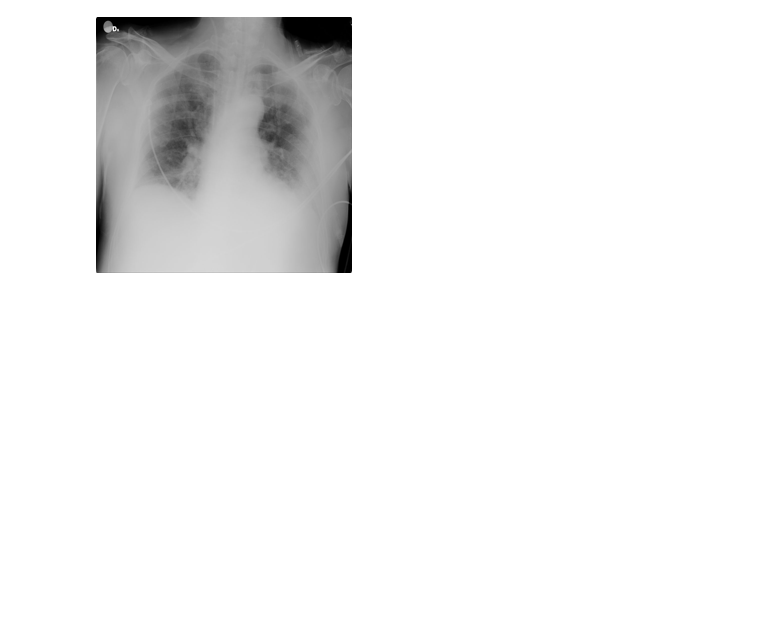
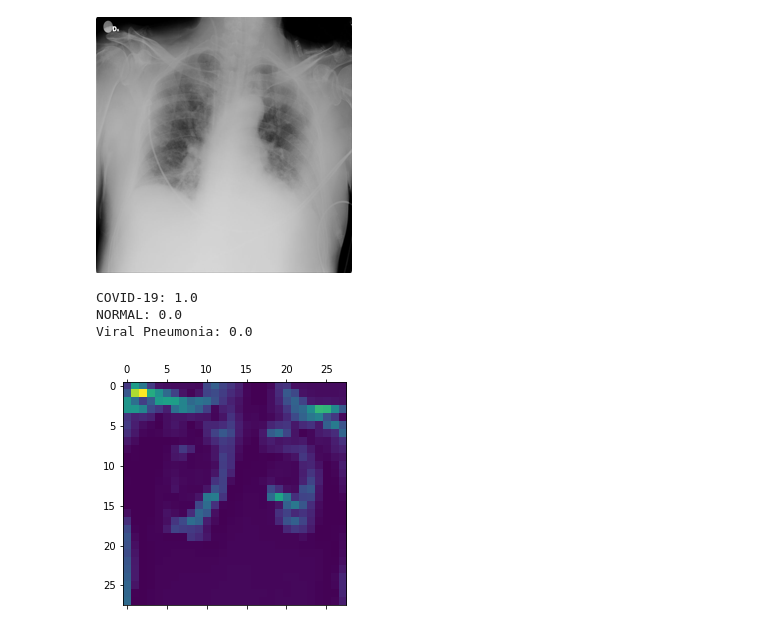
Before and after one commit to GoetheUniCV/cvproject, a Jupyter notebook: Luis/covid.ipynb, the cells around one changed output. Drawn from its saved outputs; the diff is of its cells as text; code cells hidden in the pictures; blank space fills up the shorter version.

Commit message:
Add visualization.

```diff
--- a/Luis/covid.ipynb
+++ b/Luis/covid.ipynb
@@ -285,8 +285,11 @@ img_size = (244, 244)
 #preprocess_input = keras.applications.xception.preprocess_input
 #decode_predictions = keras.applications.xception.decode_predictions
 
-last_conv_layer_name = "conv2d_2"
+last_conv_layer_name = "dropout_1"
 classifier_layer_names = [
+    "flatten",
+    "dense",
+    "dropout_2",
     "dense_1",
 ]
 
@@ -362,20 +365,25 @@ def make_gradcam_heatmap(
 # %%
 # Prepare image
 # img_array = preprocess_input(get_img_array(img_path, size=img_size))
 img_array = get_img_array(img_path, size=img_size)
 # Make model
 # model = model_builder(weights="imagenet")
 
 # Print what the top predicted class is.
 preds = model.predict(img_array)
 for class_name, pred  in zip(class_names, preds.round(decimals=2).reshape(3)):
   print(f'{class_name}: {pred}')
 
 # Generate class activation heatmap
 heatmap = make_gradcam_heatmap(
     img_array, model, last_conv_layer_name, classifier_layer_names
 )
 
 # Display heatmap
-#plt.matshow(heatmap)
-#plt.show()
+plt.matshow(heatmap)
+plt.show()
+# %% [output]
+COVID-19: 1.0
+NORMAL: 0.0
+Viral Pneumonia: 0.0
+[figure, added]
```
Also changed, not shown: parts of 1 cell of this notebook.
